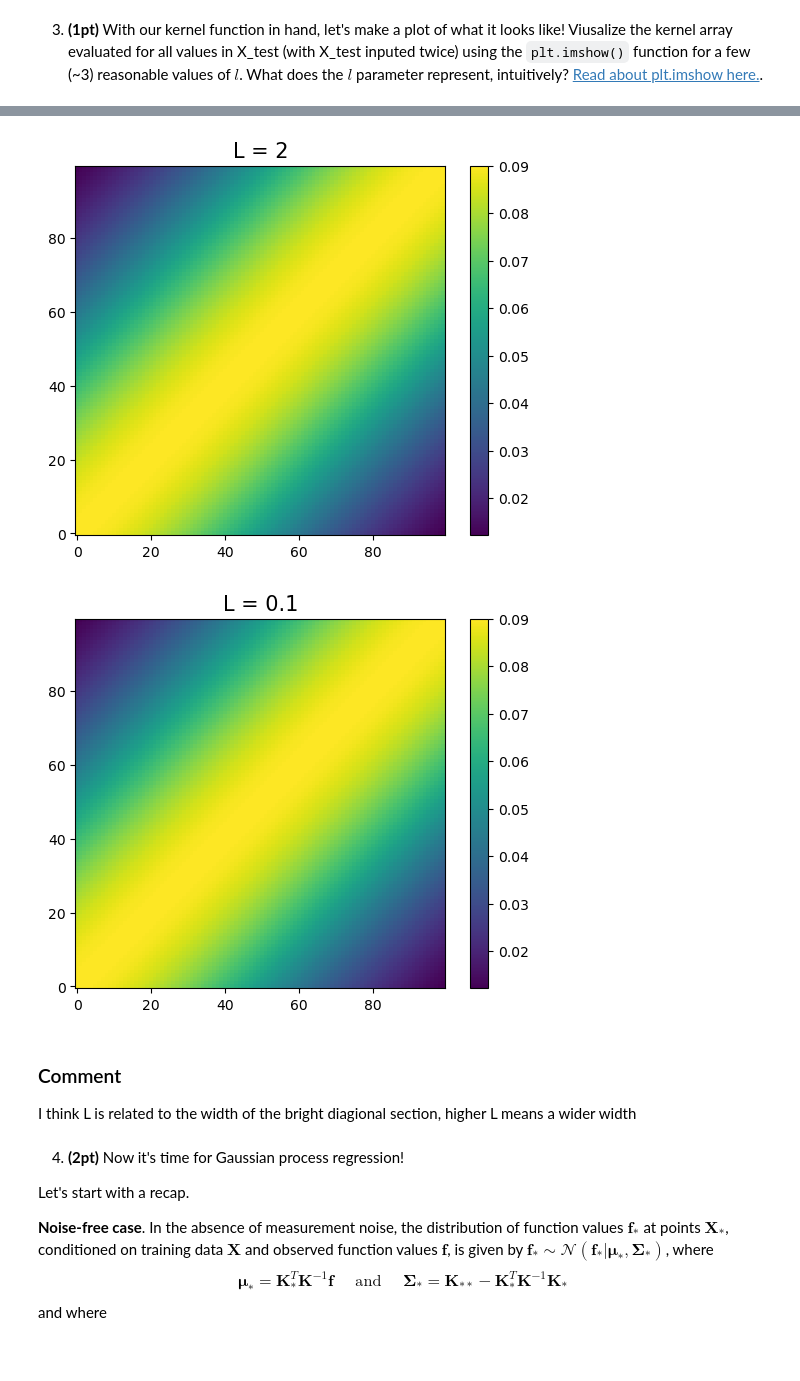
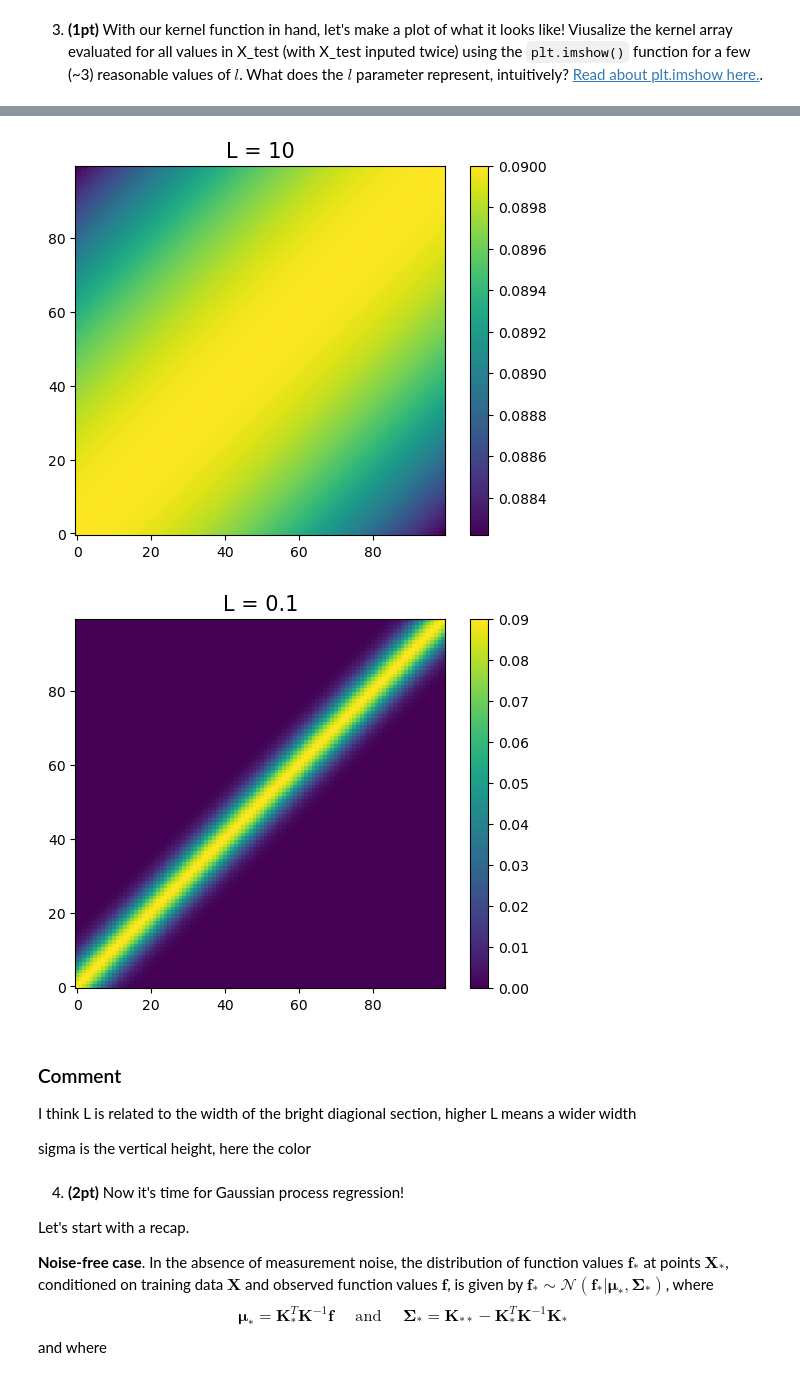
Before and after one commit to afinemax/machine_learning_2024, a Jupyter notebook: hw/ML4PhA_2024_Exercise_sheet_3.ipynb, the cells around one changed output, grey strips where cells are left out. Drawn from its saved outputs; the diff is of its cells as text; code cells hidden in the pictures.

```diff
--- a/hw/ML4PhA_2024_Exercise_sheet_3.ipynb
+++ b/hw/ML4PhA_2024_Exercise_sheet_3.ipynb
@@ -100,14 +105,6 @@ The kernel function $\kappa$ recieves two points $\mathbf{x}_i$ and $\mathbf{x}_
 **Task**: Implement the following functions. `kappa(x_i, x_j, l, alpha)` should return an element-wise comparison of two individual examples $\mathbf{x}_i$ and $\mathbf{x}_j$. `Kernel(X1, X2)` should return the full matrix $\mathbf{K}$ and should be implemented with two nested for-loops.
 # %%
 from scipy.spatial import distance
-
-def kappa(x_i, x_j, l, alpha):
-    # Your code
-    return NotImplementedError
-
-def Kernel(X1, X2, l, alpha):
-    # Your code
-    return NotImplementedError
 
 
 def kappa(x_i, x_j, l, alpha):
@@ -133,9 +130,23 @@ def kappa(x_i, x_j, l, alpha):
     kernel_value = alpha**2 * np.exp(-dist_squared / (2 * l**2))
     return kernel_value
 
-def Kernel(X1, X2, l, alpha):
+def Kernel(X1, X2, l, alpha, kappa=kappa):
+    """
+    Compute the kernel matrix using the provided kernel function.
+
+    Parameters:
+    - X1 (numpy.ndarray): Array of shape (n_samples1, n_features) representing the first set of samples.
+    - X2 (numpy.ndarray): Array of shape (n_samples2, n_features) representing the second set of samples.
+    - l (float): Length scale parameter for the kernel function.
+    - alpha (float): Alpha parameter for the kernel function.
+
+    Returns:
+    - K (numpy.ndarray): Kernel matrix of shape (n_samples1, n_samples2), where K[i, j] = kappa(X1[i], X2[j], l, alpha).
+
+    """
     # Initialize the kernel matrix with zeros
-    K = np.zeros((X1.shape[0], X2.shape[0])) # a matrix of matrixes?
+    K = np.zeros((X1.shape[0], X2.shape[0])) # a matrix of matrixs
+
     # Calculate the kernel matrix using two nested for-loops
     for i in range(X1.shape[0]):
         for j in range(X2.shape[0]):
@@ -146,7 +157,7 @@ def Kernel(X1, X2, l, alpha):
 # %%
 # Your code
 for l in [0.5, 1, 10, 0.1]:
-    test_kernal = Kernel(X_test, X_test, l=1, alpha=0.3)
+    test_kernal = Kernel(X_test, X_test, l=l, alpha=0.3)
     # what alpha!?!, I'm using the same as the starter code
     plt.imshow(test_kernal, origin='lower')
     plt.title('L = ' + str(l), fontsize=15)
@@ -157,9 +168,11 @@ for l in [0.5, 1, 10, 0.1]:
 [figure]
-[figure, old version]
+[figure, new version]
-[figure, old version]
+[figure, new version]
 # %% [markdown]
 ### Comment
 I think L is related to the width of the bright diagional section, higher L means a wider width
+
+sigma is the vertical height, here the color
 # %% [markdown]
 4. **(2pt)** Now it's time for Gaussian process regression!
 
```
Also changed, not shown: parts of 42 cells of this notebook.
